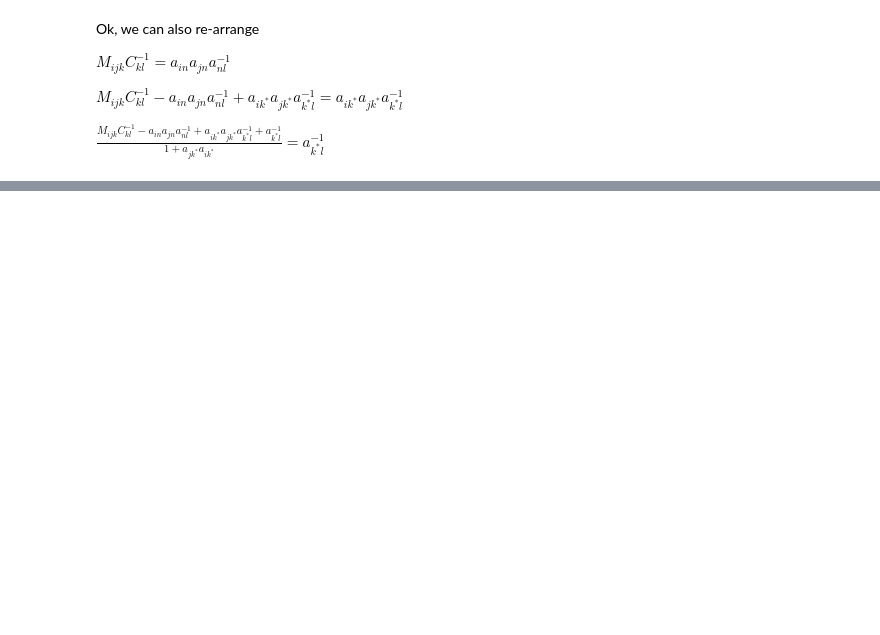
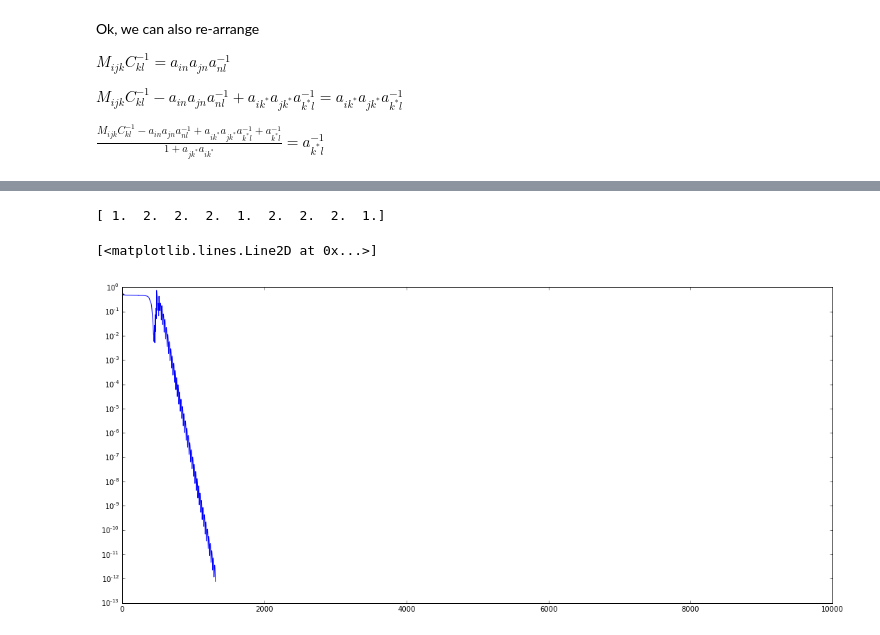
Before and after one commit to empeeu/pyDO, a Jupyter notebook: DO-formulation-generalized-Nodal-deriv-quadratic.ipynb, the cells around one changed output, grey strips where cells are left out. Saved outputs shown, nothing was run; the diff lists cells and outputs as text; code cells hidden in the pictures; blank space fills up the shorter version.

```diff
--- a/DO-formulation-generalized-Nodal-deriv-quadratic.ipynb
+++ b/DO-formulation-generalized-Nodal-deriv-quadratic.ipynb
@@ -282,0 +260,46 @@ array([[ -6.44559033e-18,   3.48031065e-18,   1.37905017e-18,
+# %%
+def update(A, omega=1, omega2=1, iter=10):
+    Mguess = np.zeros((N_do, N_do, N_do))
+    Ainv = np.linalg.pinv(A)
+    B = MYYYC.reshape(N_do ** 2, N_do)
+    AA = np.zeros((N_do **2, N_do ** 2))
+    count = 0
+    for i in xrange(N_do):
+        for j in xrange(N_do):
+            AA[count, :] = A[i, :] * Ainv[:, j]
+            count += 1
+    A_old = A.copy()
+    A = np.dot(np.linalg.pinv(AA), B)
+    for i in xrange(iter):
+        A = omega * np.dot(np.linalg.pinv(AA), (B - np.dot(AA, A))) + A
+    #print np.sqrt(np.sum((B - np.dot(AA, A)) **2))
+    #print B - np.dot(AA, A), np.linalg.matrix_rank(AA), np.linalg.det(AA)
+    #print "AA\n", AA
+
+    return A.T * omega + (1-omega) * A_old, np.sqrt(np.sum((B - np.dot(AA, A)) **2))
+# %%
+# Initialize A
+A = np.zeros((N_do, N_do**2))
+count = 0
+for i in xrange(N_do):
+    for j in xrange(N_do):
+        A[i, count] = 1
+        A[j, count] = 1
+        count += 1
+
+print A.sum(0)
+A = MYYYC.reshape(N_do, N_do **2)
+#A = np.random.rand(N_do, N_do ** 2)
+# %% [output]
+[ 1.  2.  2.  2.  1.  2.  2.  2.  1.]
+# %%
+res = np.zeros(10000)
+for i in xrange(10000):
+    A, res[i] = update(A, 0.1, 0.5, iter=100)
+    if res[i] < 1e-12:
+        break
+A
+semilogy(res)
+# %% [output]
+[<matplotlib.lines.Line2D at 0x...>]
+[figure, added]
```
Also changed, not shown: parts of 11 cells of this notebook.
